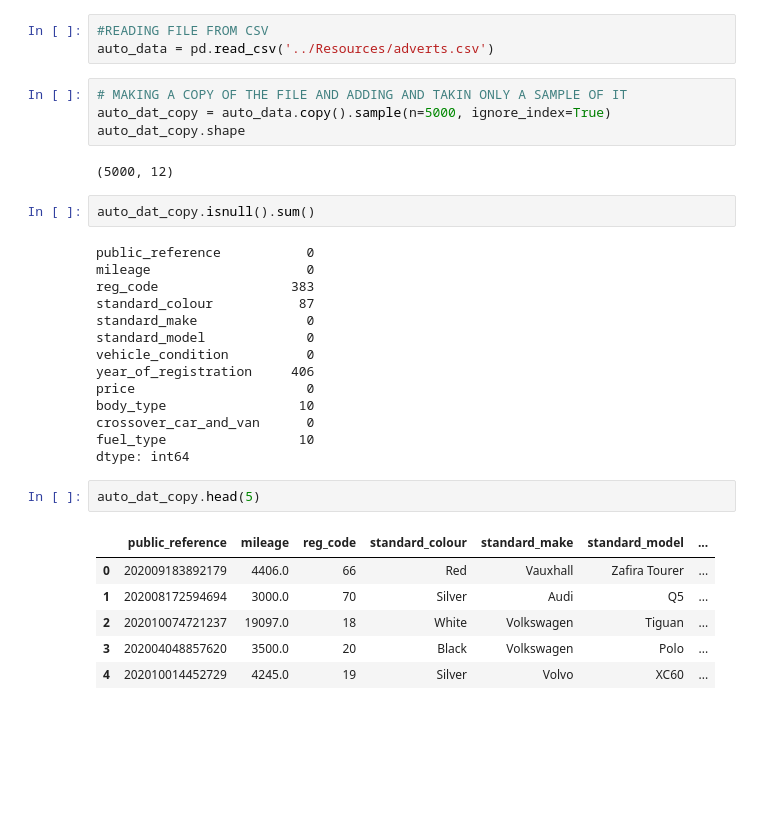
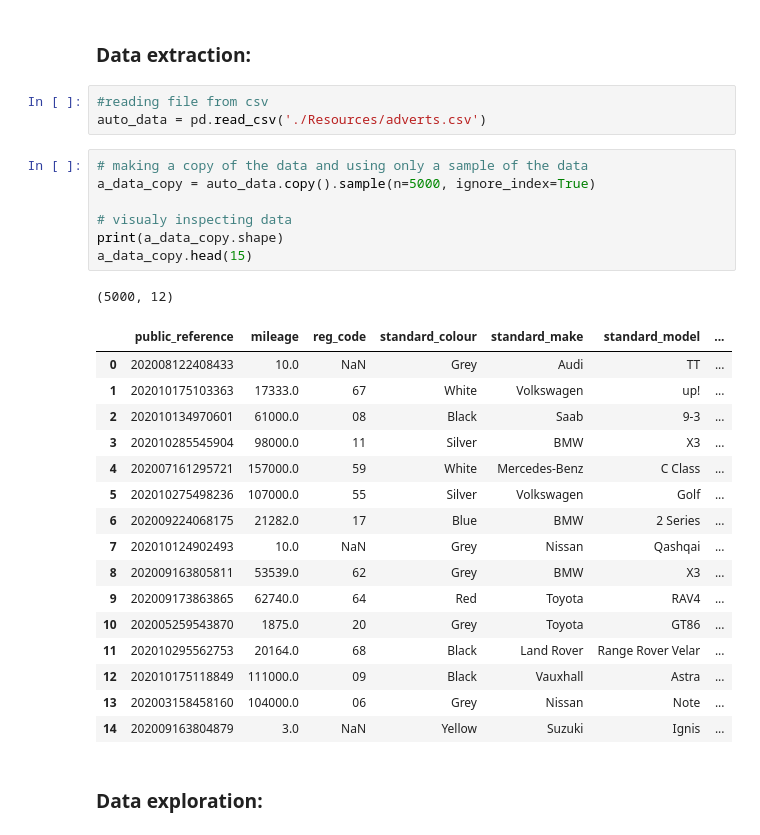
Before and after one commit to Chukuwinke/machine_learning, a Jupyter notebook: Auto_trader/Auto_trader.ipynb, the cells around one changed output. Saved outputs shown, nothing was run; the diff lists cells and outputs as text; blank space fills up the shorter version.

```diff
--- a/Auto_trader/Auto_trader.ipynb
+++ b/Auto_trader/Auto_trader.ipynb
@@ -5,34 +7,32 @@ import seaborn as sns
+# %% [markdown]
+   ### Data extraction:
 # %%
-#READING FILE FROM CSV
-auto_data = pd.read_csv('../Resources/adverts.csv')
+#reading file from csv
+auto_data = pd.read_csv('./Resources/adverts.csv')
-# %%
-# MAKING A COPY OF THE FILE AND ADDING AND TAKIN ONLY A SAMPLE OF IT
-auto_dat_copy = auto_data.copy().sample(n=5000, ignore_index=True)
-auto_dat_copy.shape
-# %% [output]
-(5000, 12)
-# %%
-auto_dat_copy.isnull().sum()
-# %% [output]
-public_reference           0
-mileage                    0
-reg_code                 383
-standard_colour           87
-standard_make              0
-standard_model             0
-vehicle_condition          0
-year_of_registration     406
-price                      0
-body_type                 10
-crossover_car_and_van      0
-fuel_type                 10
-dtype: int64
-# %%
-auto_dat_copy.head(5)
-# %% [output]
-|  | public_reference | mileage | reg_code | standard_colour | standard_make | standard_model | ... |
-| 0 | 202009183892179 | 4406.0 | 66 | Red | Vauxhall | Zafira Tourer | ... |
-| 1 | 202008172594694 | 3000.0 | 70 | Silver | Audi | Q5 | ... |
-| 2 | 202010074721237 | 19097.0 | 18 | White | Volkswagen | Tiguan | ... |
-| 3 | 202004048857620 | 3500.0 | 20 | Black | Volkswagen | Polo | ... |
-| 4 | 202010014452729 | 4245.0 | 19 | Silver | Volvo | XC60 | ... |
+# %%
+# making a copy of the data and using only a sample of the data
+a_data_copy = auto_data.copy().sample(n=5000, ignore_index=True)
+
+# visualy inspecting data
+print(a_data_copy.shape)
+a_data_copy.head(15)
+# %% [output]
+(5000, 12)
+|  | public_reference | mileage | reg_code | standard_colour | standard_make | standard_model | ... |
+| 0 | 202008122408433 | 10.0 | NaN | Grey | Audi | TT | ... |
+| 1 | 202010175103363 | 17333.0 | 67 | White | Volkswagen | up! | ... |
+| 2 | 202010134970601 | 61000.0 | 08 | Black | Saab | 9-3 | ... |
+| 3 | 202010285545904 | 98000.0 | 11 | Silver | BMW | X3 | ... |
+| 4 | 202007161295721 | 157000.0 | 59 | White | Mercedes-Benz | C Class | ... |
+| 5 | 202010275498236 | 107000.0 | 55 | Silver | Volkswagen | Golf | ... |
+| 6 | 202009224068175 | 21282.0 | 17 | Blue | BMW | 2 Series | ... |
+| 7 | 202010124902493 | 10.0 | NaN | Grey | Nissan | Qashqai | ... |
+| 8 | 202009163805811 | 53539.0 | 62 | Grey | BMW | X3 | ... |
+| 9 | 202009173863865 | 62740.0 | 64 | Red | Toyota | RAV4 | ... |
+| 10 | 202005259543870 | 1875.0 | 20 | Grey | Toyota | GT86 | ... |
+| 11 | 202010295562753 | 20164.0 | 68 | Black | Land Rover | Range Rover Velar | ... |
+| 12 | 202010175118849 | 111000.0 | 09 | Black | Vauxhall | Astra | ... |
+| 13 | 202003158458160 | 104000.0 | 06 | Grey | Nissan | Note | ... |
+| 14 | 202009163804879 | 3.0 | NaN | Yellow | Suzuki | Ignis | ... |
+# %% [markdown]
+### Data exploration:
```
Also changed, not shown: parts of 24 cells of this notebook, 9 other files.
